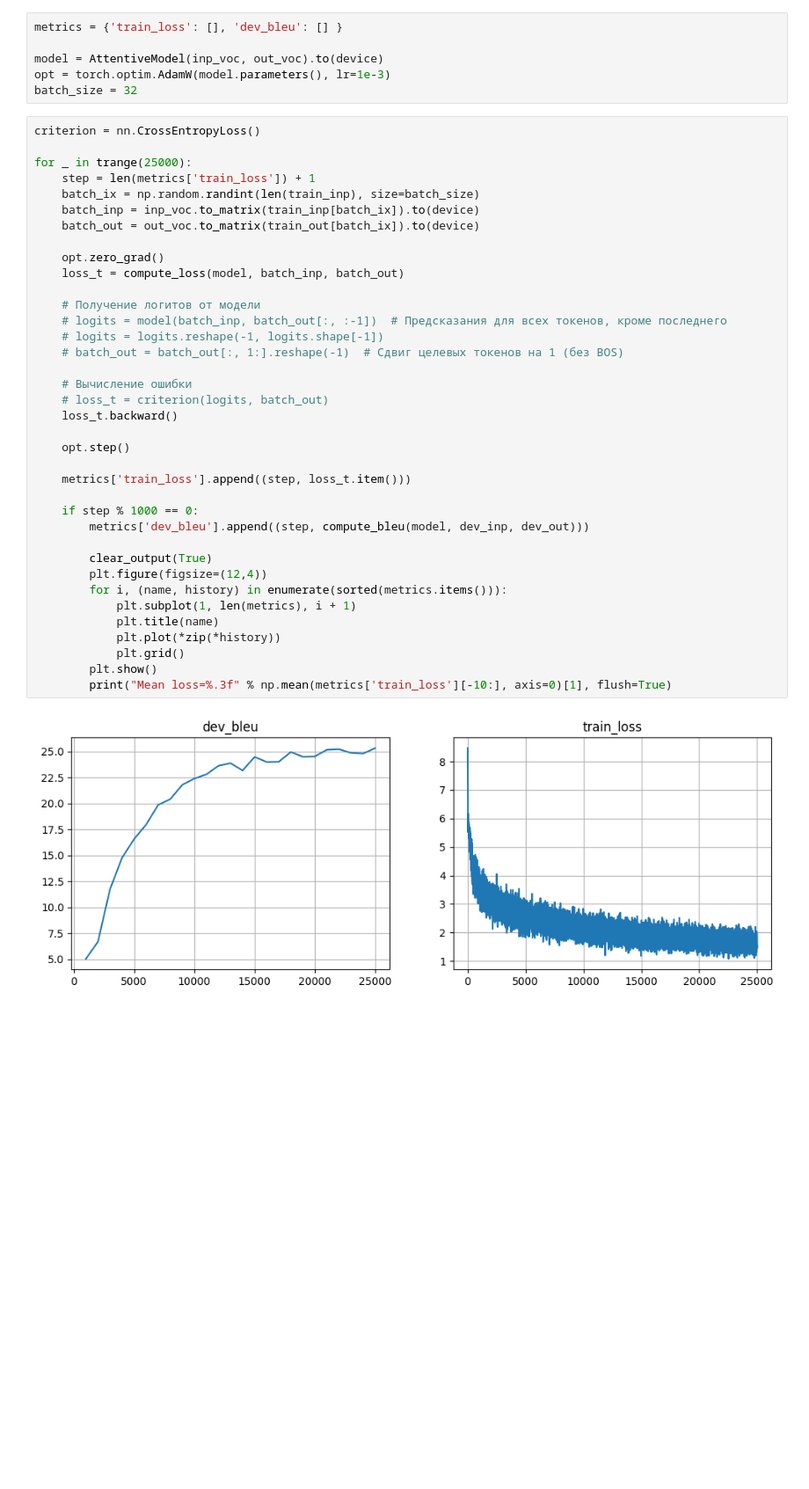
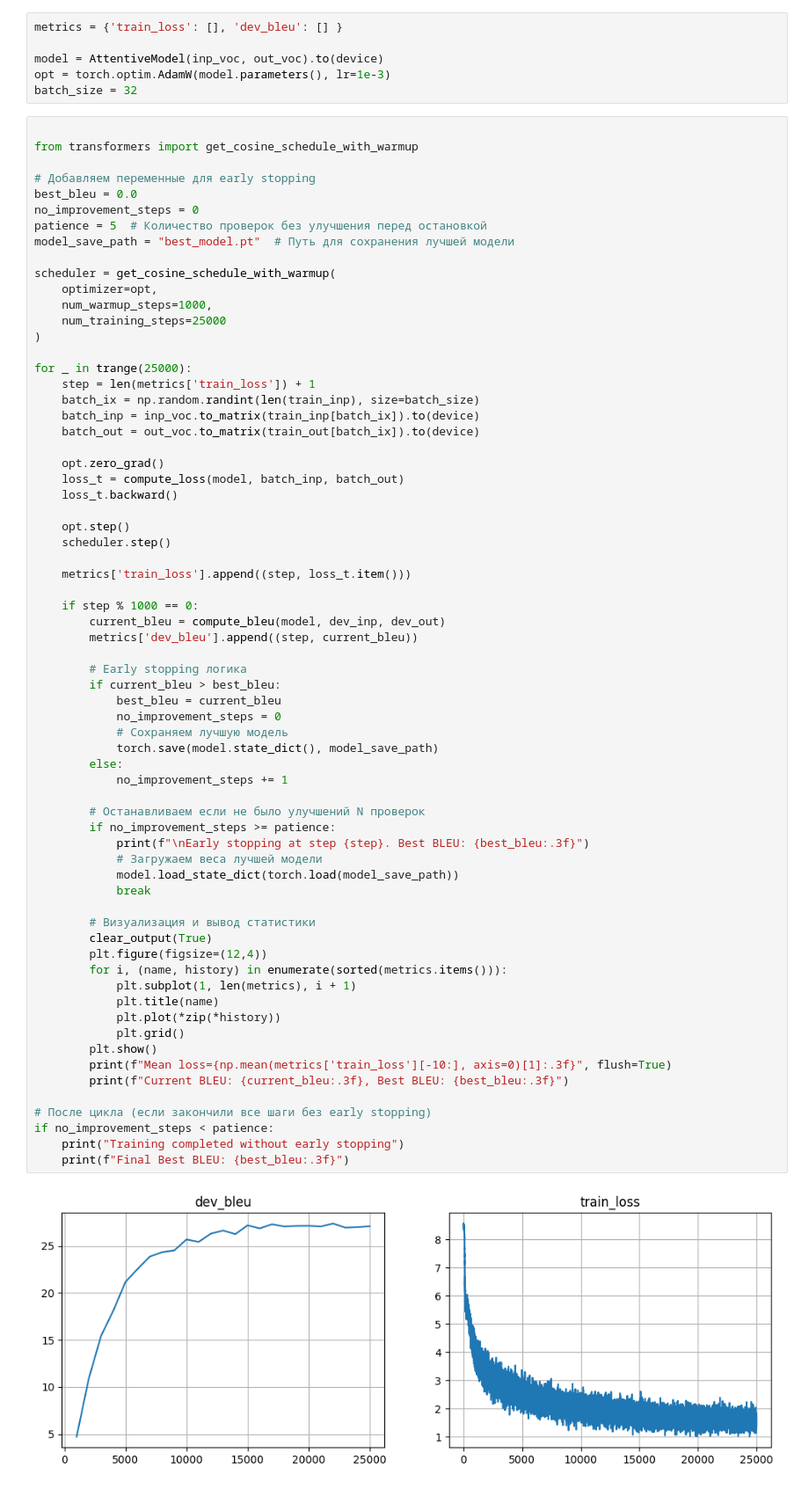
Before and after one commit to AkiRusProd/itmo-dl-nlp, a Jupyter notebook: task3.ipynb, the cells around one changed output. Shown: that part at 88% size. Cells and saved outputs as stored; diff of their text form; blank space fills up the shorter version.

```diff
--- a/task3.ipynb
+++ b/task3.ipynb
@@ -754,41 +758,71 @@ model = AttentiveModel(inp_voc, out_voc).to(device)
 opt = torch.optim.AdamW(model.parameters(), lr=1e-3)
 batch_size = 32
 # %%
-criterion = nn.CrossEntropyLoss()
+
+from transformers import get_cosine_schedule_with_warmup
+
+# Добавляем переменные для early stopping
+best_bleu = 0.0
+no_improvement_steps = 0
+patience = 5  # Количество проверок без улучшения перед остановкой
+model_save_path = "best_model.pt"  # Путь для сохранения лучшей модели
+
+scheduler = get_cosine_schedule_with_warmup(
+    optimizer=opt,
+    num_warmup_steps=1000,
+    num_training_steps=25000
+)
 
 for _ in trange(25000):
     step = len(metrics['train_loss']) + 1
     batch_ix = np.random.randint(len(train_inp), size=batch_size)
     batch_inp = inp_voc.to_matrix(train_inp[batch_ix]).to(device)
     batch_out = out_voc.to_matrix(train_out[batch_ix]).to(device)
 
     opt.zero_grad()
     loss_t = compute_loss(model, batch_inp, batch_out)
-
-    # Получение логитов от модели
-    # logits = model(batch_inp, batch_out[:, :-1])  # Предсказания для всех токенов, кроме последнего
-    # logits = logits.reshape(-1, logits.shape[-1])
-    # batch_out = batch_out[:, 1:].reshape(-1)  # Сдвиг целевых токенов на 1 (без BOS)
-
-    # Вычисление ошибки
-    # loss_t = criterion(logits, batch_out)
     loss_t.backward()
 
     opt.step()
+    scheduler.step()
 
     metrics['train_loss'].append((step, loss_t.item()))
 
     if step % 1000 == 0:
-        metrics['dev_bleu'].append((step, compute_bleu(model, dev_inp, dev_out)))
+        current_bleu = compute_bleu(model, dev_inp, dev_out)
+        metrics['dev_bleu'].append((step, current_bleu))
 
+        # Early stopping логика
+        if current_bleu > best_bleu:
+            best_bleu = current_bleu
+            no_improvement_steps = 0
+            # Сохраняем лучшую модель
+            torch.save(model.state_dict(), model_save_path)
+        else:
+            no_improvement_steps += 1
+
+        # Останавливаем если не было улучшений N проверок
+        if no_improvement_steps >= patience:
+            print(f"\nEarly stopping at step {step}. Best BLEU: {best_bleu:.3f}")
+            # Загружаем веса лучшей модели
+            model.load_state_dict(torch.load(model_save_path))
+            break
+
+        # Визуализация и вывод статистики
         clear_output(True)
         plt.figure(figsize=(12,4))
         for i, (name, history) in enumerate(sorted(metrics.items())):
             plt.subplot(1, len(metrics), i + 1)
             plt.title(name)
             plt.plot(*zip(*history))
             plt.grid()
         plt.show()
-        print("Mean loss=%.3f" % np.mean(metrics['train_loss'][-10:], axis=0)[1], flush=True)
+        print(f"Mean loss={np.mean(metrics['train_loss'][-10:], axis=0)[1]:.3f}", flush=True)
+        print(f"Current BLEU: {current_bleu:.3f}, Best BLEU: {best_bleu:.3f}")
+
+# После цикла (если закончили все шаги без early stopping)
+if no_improvement_steps < patience:
+    print("Training completed without early stopping")
+    print(f"Final Best BLEU: {best_bleu:.3f}")
 # %% [output]
-[figure, old version]
+[figure, new version]
```
Also changed, not shown: parts of 5 cells of this notebook.
